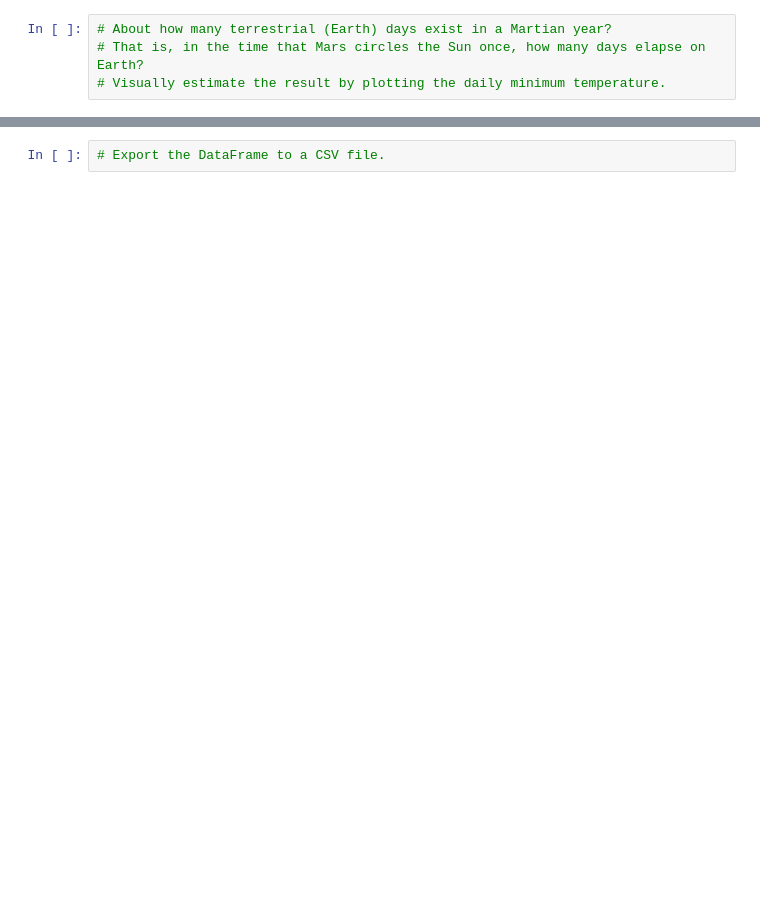
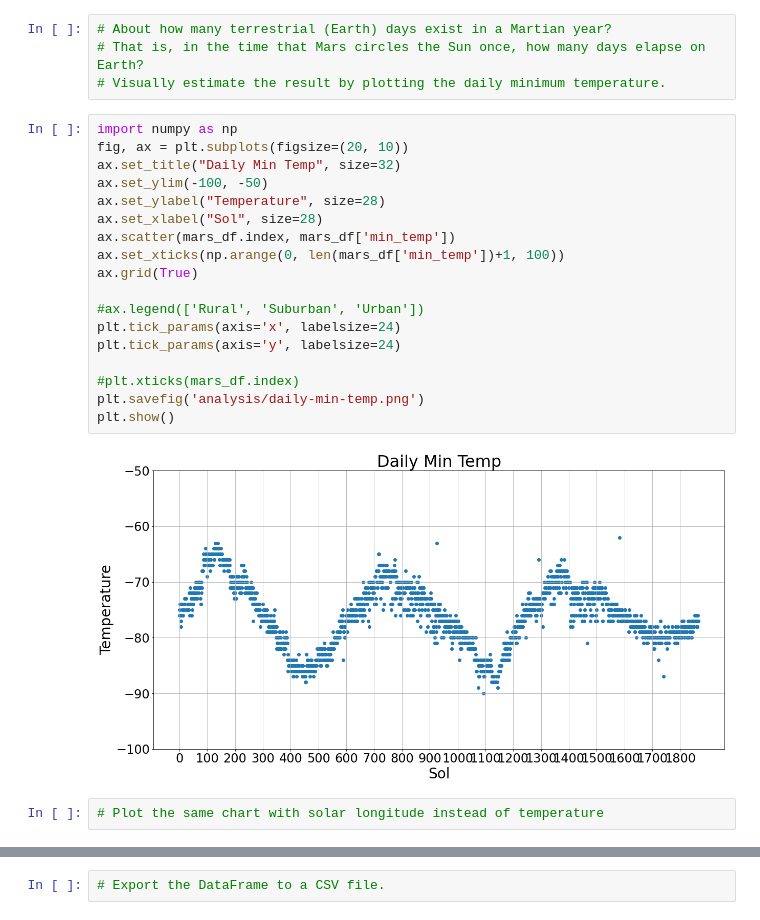
Before and after one commit to bristlab/Mission-to-Mars, a Jupyter notebook: mars_data_challenge_part_2.ipynb, the cells around one changed output, grey strips where cells are left out. Drawn from its saved outputs; the diff is of its cells as text; blank space fills up the shorter version.

```diff
--- a/mars_data_challenge_part_2.ipynb
+++ b/mars_data_challenge_part_2.ipynb
@@ -153,3 +176,25 @@ plt.show()
 # About how many terrestrial (Earth) days exist in a Martian year?
 # That is, in the time that Mars circles the Sun once, how many days elapse on Earth?
 # Visually estimate the result by plotting the daily minimum temperature.
+# %%
+import numpy as np
+fig, ax = plt.subplots(figsize=(20, 10))
+ax.set_title("Daily Min Temp", size=32)
+ax.set_ylim(-100, -50)
+ax.set_ylabel("Temperature", size=28)
+ax.set_xlabel("Sol", size=28)
+ax.scatter(mars_df.index, mars_df['min_temp'])
+ax.set_xticks(np.arange(0, len(mars_df['min_temp'])+1, 100))
+ax.grid(True)
+
+#ax.legend(['Rural', 'Suburban', 'Urban'])
+plt.tick_params(axis='x', labelsize=24)
+plt.tick_params(axis='y', labelsize=24)
+
+#plt.xticks(mars_df.index)
+plt.savefig('analysis/daily-min-temp.png')
+plt.show()
+# %% [output]
+[figure, added]
+# %%
+# Plot the same chart with solar longitude instead of temperature
```
Also changed, not shown: parts of 7 cells of this notebook, 4 other files.
